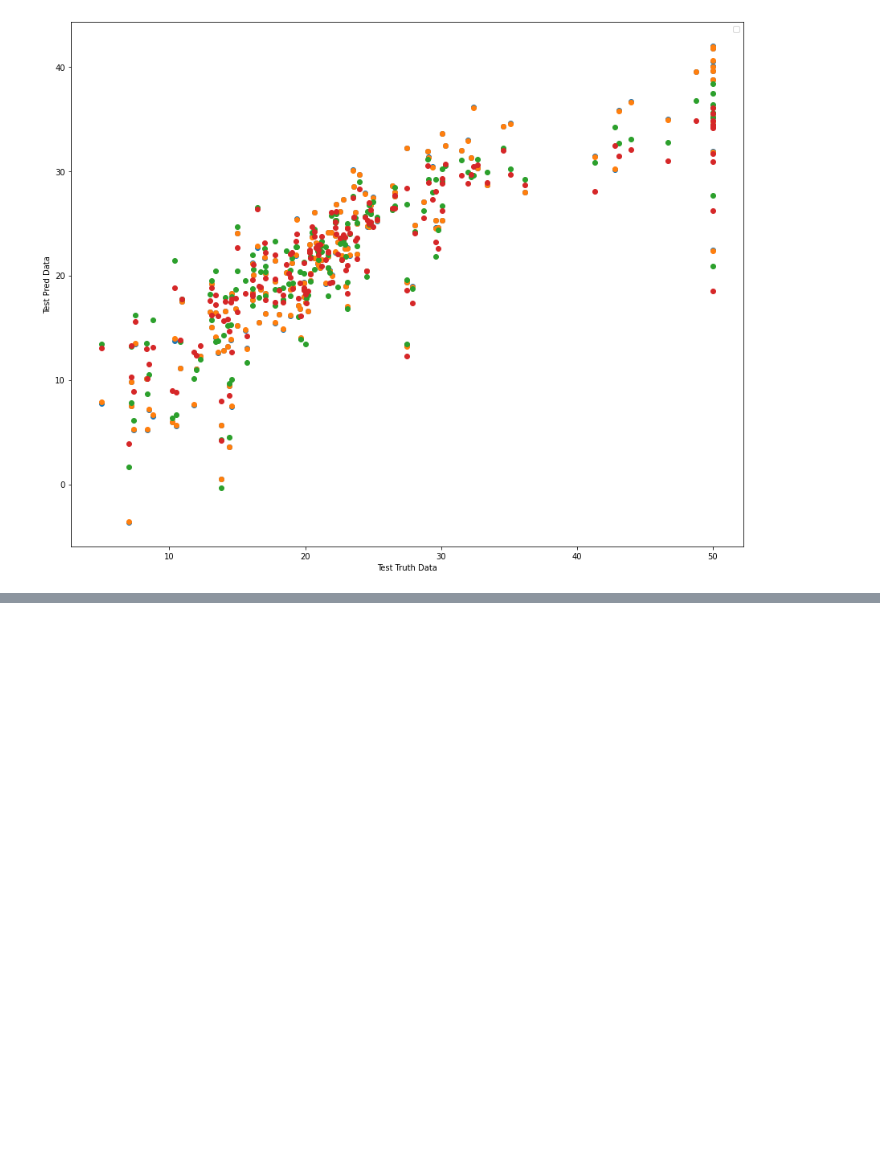
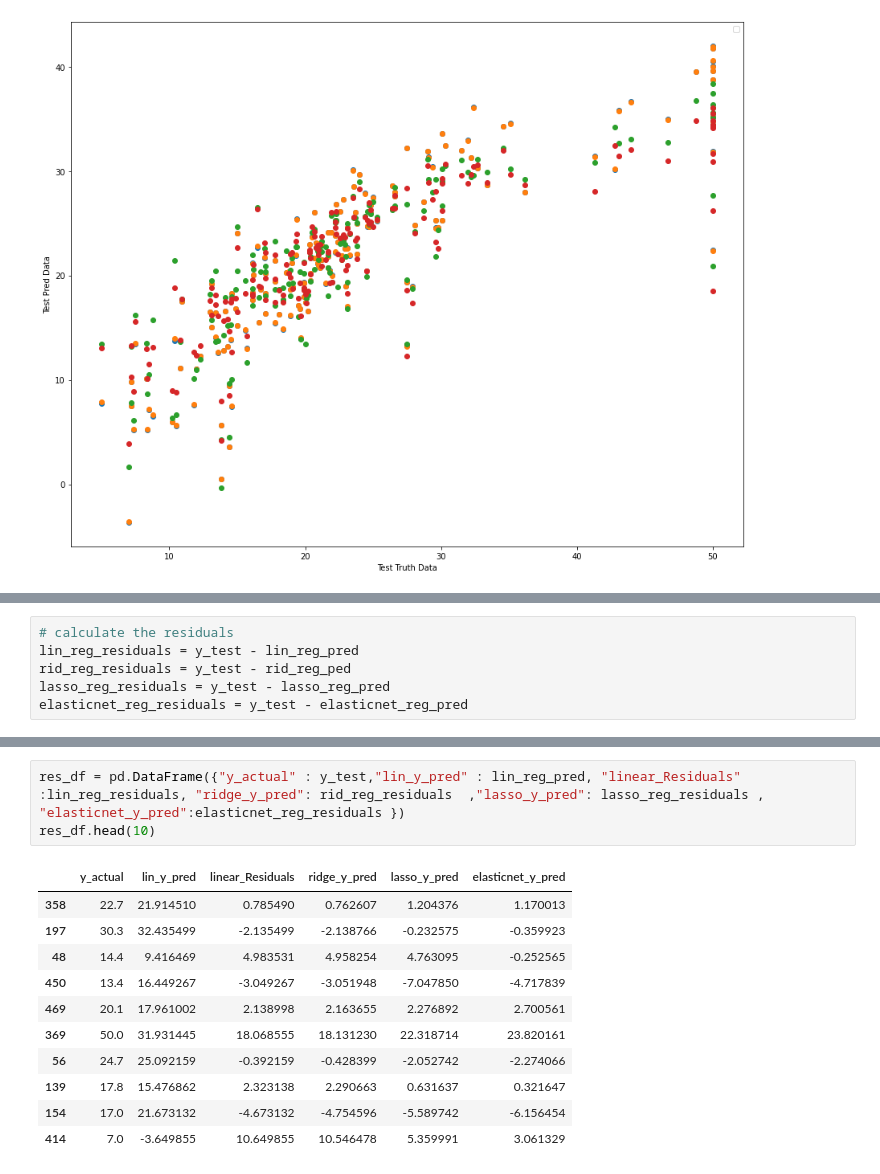
Before and after one commit to chandansinghthakur/ML_assignments, a Jupyter notebook: Assignment_1_Linear_regression.ipynb, the cells around one changed output, grey strips where cells are left out. Saved outputs shown, nothing was run; the diff lists cells and outputs as text; blank space fills up the shorter version.

```diff
--- a/Assignment_1_Linear_regression.ipynb
+++ b/Assignment_1_Linear_regression.ipynb
@@ -478,0 +430,6 @@ pd.DataFrame({"y_pred" : reg_pred, "y_actual" : y_test, "Residuals" :residuals }
+# %%
+# calculate the residuals
+lin_reg_residuals = y_test - lin_reg_pred
+rid_reg_residuals = y_test - rid_reg_ped
+lasso_reg_residuals = y_test - lasso_reg_pred
+elasticnet_reg_residuals = y_test - elasticnet_reg_pred
@@ -478,0 +467,15 @@ pd.DataFrame({"y_pred" : reg_pred, "y_actual" : y_test, "Residuals" :residuals }
+# %%
+res_df = pd.DataFrame({"y_actual" : y_test,"lin_y_pred" : lin_reg_pred, "linear_Residuals" :lin_reg_residuals, "ridge_y_pred": rid_reg_residuals  ,"lasso_y_pred": lasso_reg_residuals , "elasticnet_y_pred":elasticnet_reg_residuals })
+res_df.head(10)
+# %% [output]
+|  | y_actual | lin_y_pred | linear_Residuals | ridge_y_pred | lasso_y_pred | elasticnet_y_pred |
+| 358 | 22.7 | 21.914510 | 0.785490 | 0.762607 | 1.204376 | 1.170013 |
+| 197 | 30.3 | 32.435499 | -2.135499 | -2.138766 | -0.232575 | -0.359923 |
+| 48 | 14.4 | 9.416469 | 4.983531 | 4.958254 | 4.763095 | -0.252565 |
+| 450 | 13.4 | 16.449267 | -3.049267 | -3.051948 | -7.047850 | -4.717839 |
+| 469 | 20.1 | 17.961002 | 2.138998 | 2.163655 | 2.276892 | 2.700561 |
+| 369 | 50.0 | 31.931445 | 18.068555 | 18.131230 | 22.318714 | 23.820161 |
+| 56 | 24.7 | 25.092159 | -0.392159 | -0.428399 | -2.052742 | -2.274066 |
+| 139 | 17.8 | 15.476862 | 2.323138 | 2.290663 | 0.631637 | 0.321647 |
+| 154 | 17.0 | 21.673132 | -4.673132 | -4.754596 | -5.589742 | -6.156454 |
+| 414 | 7.0 | -3.649855 | 10.649855 | 10.546478 | 5.359991 | 3.061329 |
```
Also changed, not shown: parts of 8 cells of this notebook.
